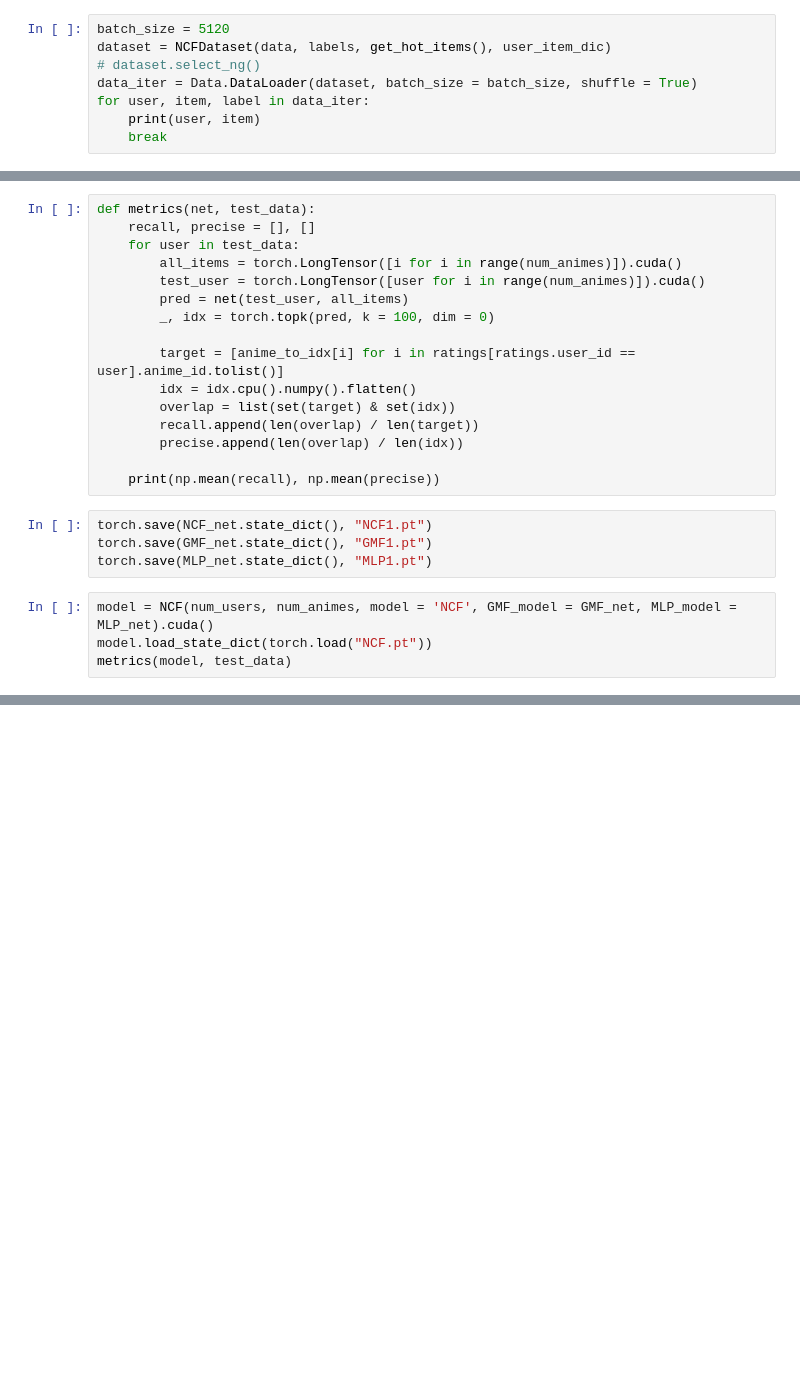
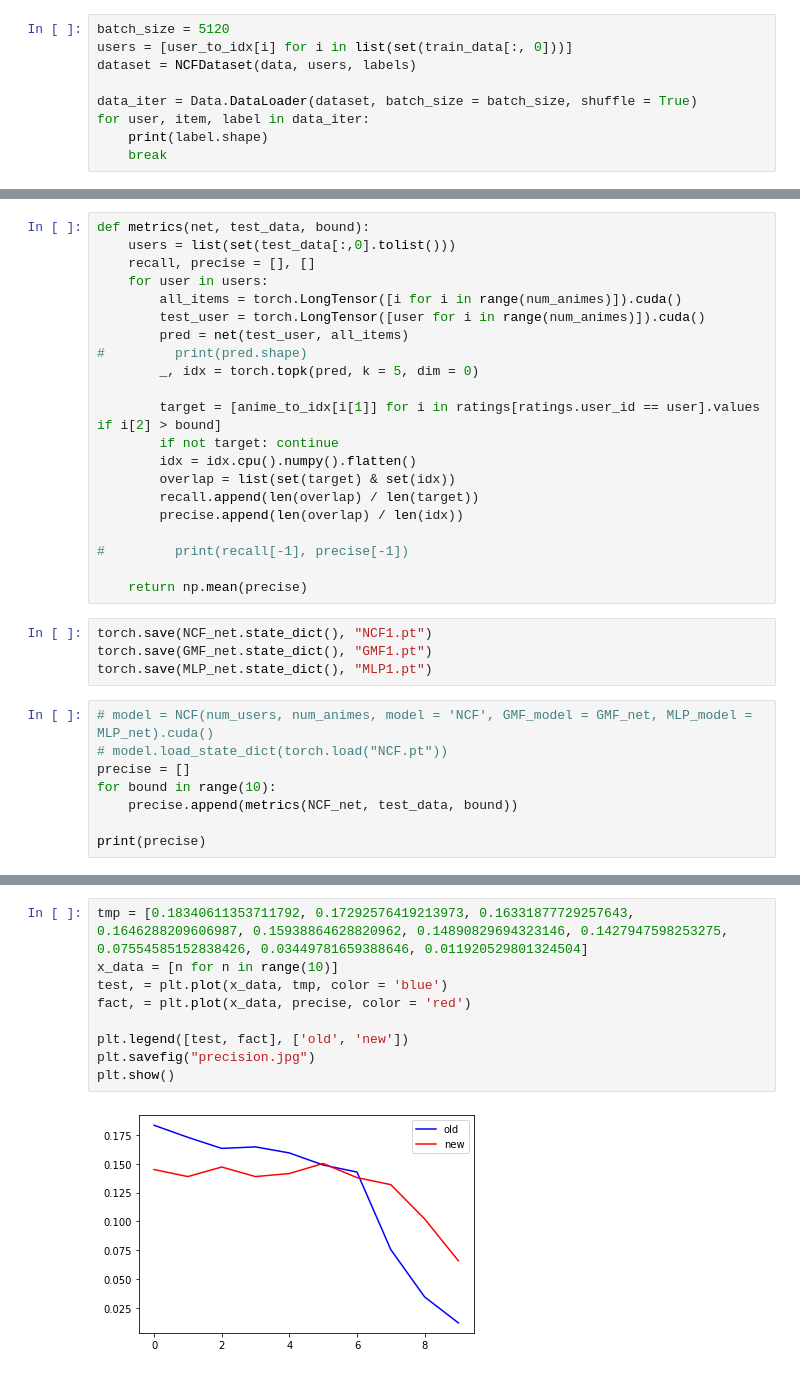
Before and after one commit to DruryXu/SCUthesis, a Jupyter notebook: NCF/NCF-Copy1.ipynb, the cells around one changed output, grey strips where cells are left out. Drawn from its saved outputs; the diff is of its cells as text; blank space fills up the shorter version.

Commit message:
precision

```diff
--- a/NCF/NCF-Copy1.ipynb
+++ b/NCF/NCF-Copy1.ipynb
@@ -81,10 +75,11 @@ class NCFDataset(Data.Dataset):
         return len(self.data)
 # %%
 batch_size = 5120
-dataset = NCFDataset(data, labels, get_hot_items(), user_item_dic)
-# dataset.select_ng()
+users = [user_to_idx[i] for i in list(set(train_data[:, 0]))]
+dataset = NCFDataset(data, users, labels)
+
 data_iter = Data.DataLoader(dataset, batch_size = batch_size, shuffle = True)
 for user, item, label in data_iter:
-    print(user, item)
+    print(label.shape)
     break
 # %% [output]
@@ -248,27 +243,36 @@ plt.show()
 # %% [output]
 [figure]
 # %%
-def metrics(net, test_data):
+def metrics(net, test_data, bound):
+    users = list(set(test_data[:,0].tolist()))
     recall, precise = [], []
-    for user in test_data:
+    for user in users:
         all_items = torch.LongTensor([i for i in range(num_animes)]).cuda()
         test_user = torch.LongTensor([user for i in range(num_animes)]).cuda()
         pred = net(test_user, all_items)
-        _, idx = torch.topk(pred, k = 100, dim = 0)
+#         print(pred.shape)
+        _, idx = torch.topk(pred, k = 5, dim = 0)
 
-        target = [anime_to_idx[i] for i in ratings[ratings.user_id == user].anime_id.tolist()]
+        target = [anime_to_idx[i[1]] for i in ratings[ratings.user_id == user].values if i[2] > bound]
+        if not target: continue
         idx = idx.cpu().numpy().flatten()
         overlap = list(set(target) & set(idx))
         recall.append(len(overlap) / len(target))
         precise.append(len(overlap) / len(idx))
 
-    print(np.mean(recall), np.mean(precise))
+#         print(recall[-1], precise[-1])
+
+    return np.mean(precise)
 # %%
 torch.save(NCF_net.state_dict(), "NCF1.pt")
 torch.save(GMF_net.state_dict(), "GMF1.pt")
 torch.save(MLP_net.state_dict(), "MLP1.pt")
 # %%
-model = NCF(num_users, num_animes, model = 'NCF', GMF_model = GMF_net, MLP_model = MLP_net).cuda()
-model.load_state_dict(torch.load("NCF.pt"))
-metrics(model, test_data)
+# model = NCF(num_users, num_animes, model = 'NCF', GMF_model = GMF_net, MLP_model = MLP_net).cuda()
+# model.load_state_dict(torch.load("NCF.pt"))
+precise = []
+for bound in range(10):
+    precise.append(metrics(NCF_net, test_data, bound))
+
+print(precise)
 # %% [output]
@@ -275,0 +280,11 @@ metrics(model, test_data)
+# %%
+tmp = [0.18340611353711792, 0.17292576419213973, 0.16331877729257643, 0.1646288209606987, 0.15938864628820962, 0.14890829694323146, 0.1427947598253275, 0.07554585152838426, 0.03449781659388646, 0.011920529801324504]
+x_data = [n for n in range(10)]
+test, = plt.plot(x_data, tmp, color = 'blue')
+fact, = plt.plot(x_data, precise, color = 'red')
+
+plt.legend([test, fact], ['old', 'new'])
+plt.savefig("precision.jpg")
+plt.show()
+# %% [output]
+[figure, added]
```
Also changed, not shown: parts of 7 cells of this notebook, 3 other files.
